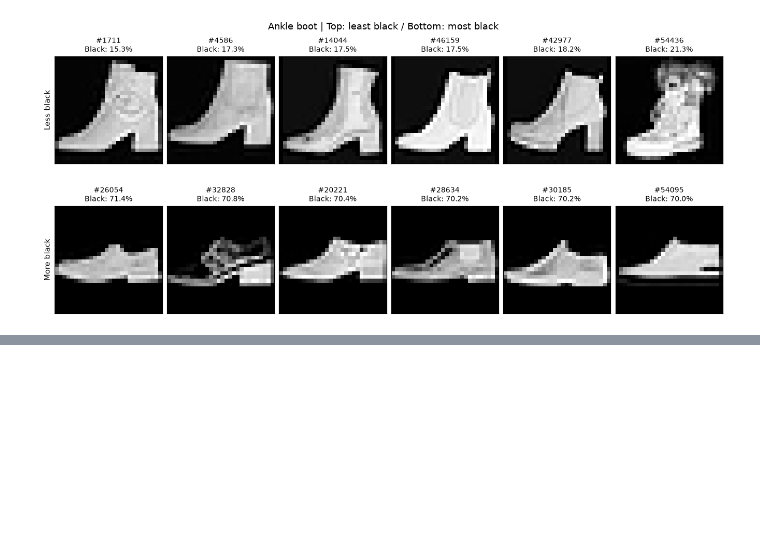
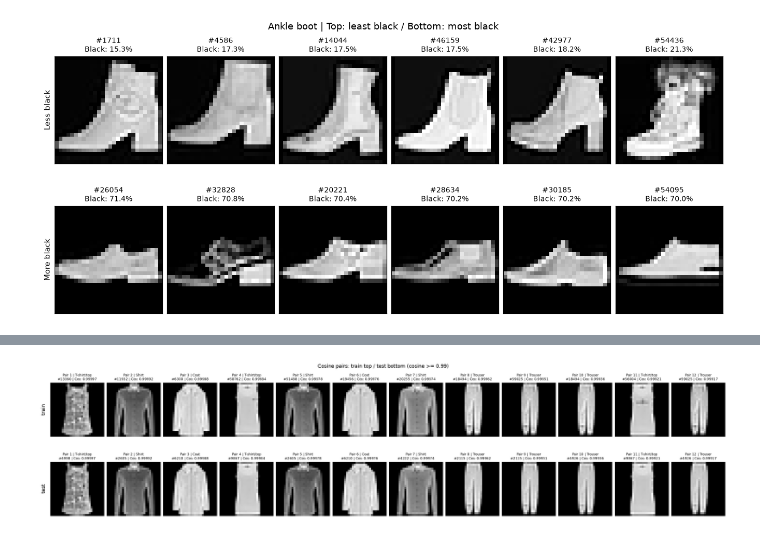
Before and after one commit to raewoo0908/code_it_image_generation, a Jupyter notebook: eda/eda_chaejeong.ipynb, the cells around one changed output, grey strips where cells are left out. Saved outputs shown, nothing was run; the diff lists cells and outputs as text; code cells hidden in the pictures; blank space fills up the shorter version.

```diff
--- a/eda/eda_chaejeong.ipynb
+++ b/eda/eda_chaejeong.ipynb
@@ -604,0 +579,81 @@ Ankle boot: train 6,000장 × test 1,000장 비교 완료
+# %%
+SIMILARITY_THRESHOLD = 0.99
+MAX_PAIRS_TO_SHOW = 12
+SIMILARITY_BATCH_SIZE = 128
+
+# 28×28 원본 픽셀을 사용하고 밝기 배치의 코사인 유사도를 계산합니다.
+train_features = torch.from_numpy(train_images.reshape(len(train_images), -1)).float()
+test_features = torch.from_numpy(test_images.reshape(len(test_images), -1)).float()
+train_features = torch.nn.functional.normalize(train_features, dim=1)
+test_features = torch.nn.functional.normalize(test_features, dim=1)
+train_pair_parts, test_pair_parts, score_parts = [], [], []
+
+with torch.no_grad():
+    for start in range(0, len(test_images), SIMILARITY_BATCH_SIZE):
+        # 전체 10,000×60,000 행렬을 한 번에 저장하지 않고 나눠 계산합니다.
+        scores = (test_features[start:start + SIMILARITY_BATCH_SIZE] @ train_features.T).clamp_(0, 1)
+        test_positions, train_positions = torch.where(scores >= SIMILARITY_THRESHOLD)
+        if len(test_positions):
+            train_pair_parts.append(train_positions.numpy())
+            test_pair_parts.append((test_positions + start).numpy())
+            score_parts.append(scores[test_positions, train_positions].numpy())
+
+if score_parts:
+    cosine_pairs = pd.DataFrame({
+        "train_index": np.concatenate(train_pair_parts),
+        "test_index": np.concatenate(test_pair_parts),
+        "similarity": np.concatenate(score_parts),
+    })
+    cosine_pairs["train_class"] = [class_names[label] for label in train_labels[cosine_pairs["train_index"]]]
+    cosine_pairs["test_class"] = [class_names[label] for label in test_labels[cosine_pairs["test_index"]]]
+    cosine_pairs = cosine_pairs.sort_values("similarity", ascending=False, kind="stable").reset_index(drop=True)
+else:
+    cosine_pairs = pd.DataFrame(columns=["train_index", "test_index", "similarity", "train_class", "test_class"])
+
+del train_features, test_features, scores, train_pair_parts, test_pair_parts, score_parts
+cosine_summary = pd.DataFrame([{
+    "유사도 기준": SIMILARITY_THRESHOLD,
+    "유사 후보 쌍 수": len(cosine_pairs),
+    "해당 train 이미지 수": cosine_pairs["train_index"].nunique(),
+    "해당 test 이미지 수": cosine_pairs["test_index"].nunique(),
+    "클래스가 다른 후보 쌍 수": int((cosine_pairs["train_class"] != cosine_pairs["test_class"]).sum()),
+}])
+display(cosine_summary)
+print(f"전체 train·test 비교: {len(train_images) * len(test_images):,}쌍")
+print(f"유사도 {SIMILARITY_THRESHOLD:.2f} 이상: {len(cosine_pairs):,}쌍")
+
+if len(cosine_pairs):
+    # test의 클래스별로 후보 쌍 수와 서로 다른 이미지 수를 정리합니다.
+    cosine_class_summary = (cosine_pairs.groupby("test_class", sort=False)
+        .agg(후보_쌍_수=("similarity", "size"), train_이미지_수=("train_index", "nunique"),
+             test_이미지_수=("test_index", "nunique"), 최고_유사도=("similarity", "max"))
+        .reindex(class_names))
+    cosine_class_summary[["후보_쌍_수", "train_이미지_수", "test_이미지_수"]] = cosine_class_summary[["후보_쌍_수", "train_이미지_수", "test_이미지_수"]].fillna(0).astype(int)
+    display(cosine_class_summary.round(6))
+    cosine_shown_pairs = cosine_pairs.head(MAX_PAIRS_TO_SHOW)
+    display(cosine_shown_pairs[["train_index", "train_class", "test_index", "test_class", "similarity"]].round(6))
+
+    # 같은 열이 한 쌍입니다. 윗줄은 train, 아랫줄은 test입니다.
+    pair_count = len(cosine_shown_pairs)
+    fig, axes = plt.subplots(2, pair_count, figsize=(max(7, 1.9 * pair_count), 5.5),
+                             squeeze=False, layout="constrained")
+    for column, (_, row) in enumerate(cosine_shown_pairs.iterrows()):
+        train_index, test_index = int(row["train_index"]), int(row["test_index"])
+        for plot_row, (index, image, name) in enumerate([
+            (train_index, train_images[train_index], row["train_class"]),
+            (test_index, test_images[test_index], row["test_class"]),
+        ]):
+            ax = axes[plot_row, column]
+            ax.imshow(image, cmap="gray", vmin=0, vmax=255)
+            ax.set_title(f"Pair {column + 1} | {name}\n#{index} | Cos: {row['similarity']:.5f}", fontsize=8)
+            ax.set_xticks([])
+            ax.set_yticks([])
+            for spine in ax.spines.values():
+                spine.set_visible(False)
+    axes[0, 0].set_ylabel("train", fontsize=12, labelpad=10)
+    axes[1, 0].set_ylabel("test", fontsize=12, labelpad=10)
+    fig.suptitle(f"Cosine pairs: train top / test bottom (cosine >= {SIMILARITY_THRESHOLD})", fontsize=12)
+    plt.show()
+else:
+    print("설정한 기준 이상의 유사 후보가 없습니다.")
+# %% [output]
@@ -604,0 +689 @@ Ankle boot: train 6,000장 × test 1,000장 비교 완료
+[figure, added]
```
Also changed, not shown: parts of 37 cells of this notebook.
